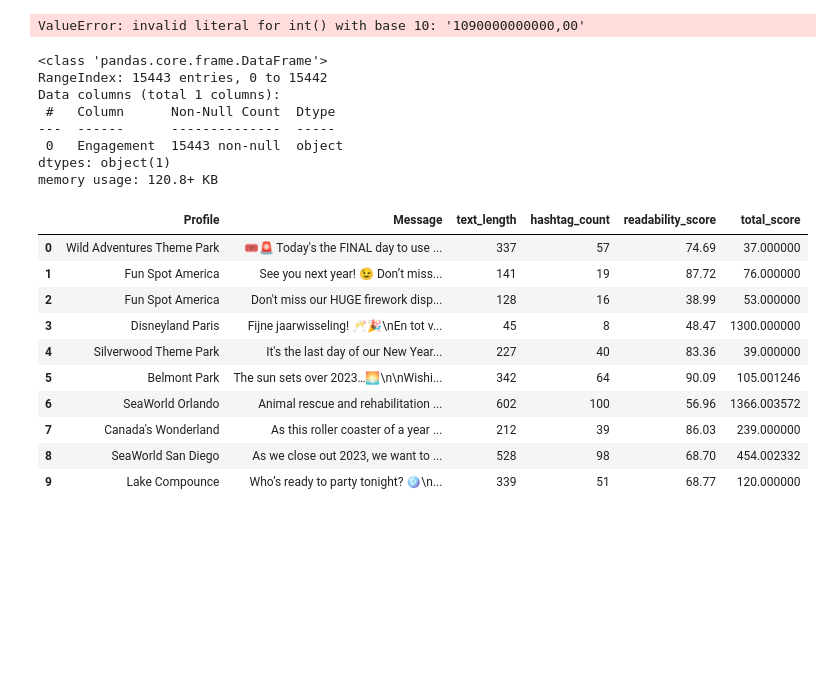
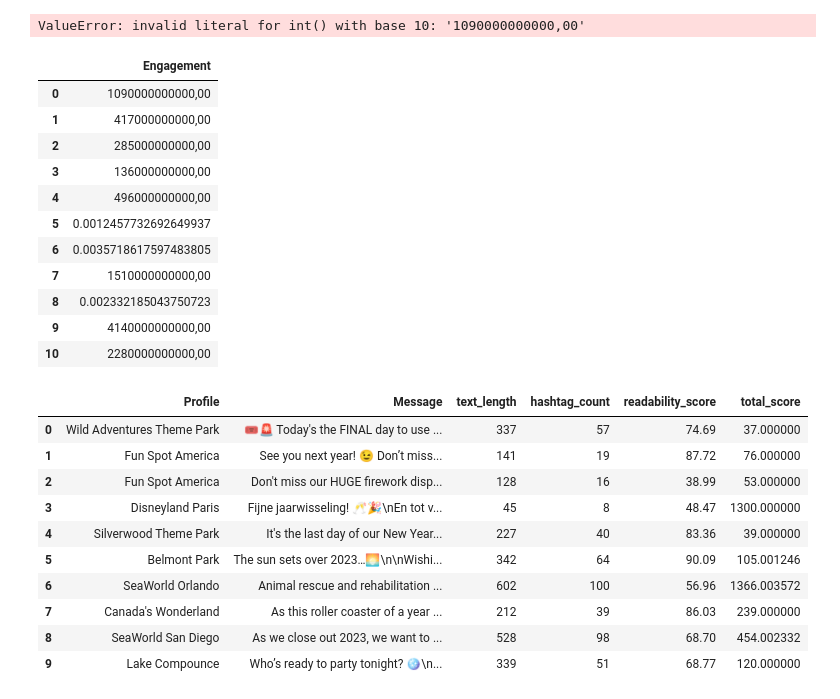
Before and after one commit to alvaarro/DigitalMarketingStrategy, a Jupyter notebook: test_features.ipynb, the cells around one changed output. Cells and saved outputs as stored; diff of their text form; code cells hidden in the pictures; blank space fills up the shorter version.

```diff
--- a/test_features.ipynb
+++ b/test_features.ipynb
@@ -99,16 +111,19 @@ merged_df[['Number of Reactions', 'Number of Shares.1', 'Number of Comments (pri
 ValueError: invalid literal for int() with base 10: '1090000000000,00'
 # %%
 merged_df[['Engagement']].head(11)
-merged_df[['Engagement']].info()
 # %% [output]
-<class 'pandas.core.frame.DataFrame'>
-RangeIndex: 15443 entries, 0 to 15442
-Data columns (total 1 columns):
- #   Column      Non-Null Count  Dtype
----  ------      --------------  -----
- 0   Engagement  15443 non-null  object
-dtypes: object(1)
-memory usage: 120.8+ KB
+|  | Engagement |
+| 0 | 1090000000000,00 |
+| 1 | 417000000000,00 |
+| 2 | 285000000000,00 |
+| 3 | 136000000000,00 |
+| 4 | 496000000000,00 |
+| 5 | 0.0012457732692649937 |
+| 6 | 0.0035718617597483805 |
+| 7 | 1510000000000,00 |
+| 8 | 0.002332185043750723 |
+| 9 | 4140000000000,00 |
+| 10 | 2280000000000,00 |
 # %%
 # sample_df = merged_df.sample(n=100, random_state=42)
 # sample_df.to_csv('sample.csv', index=False)
```
Also changed, not shown: parts of 1 cell of this notebook.
